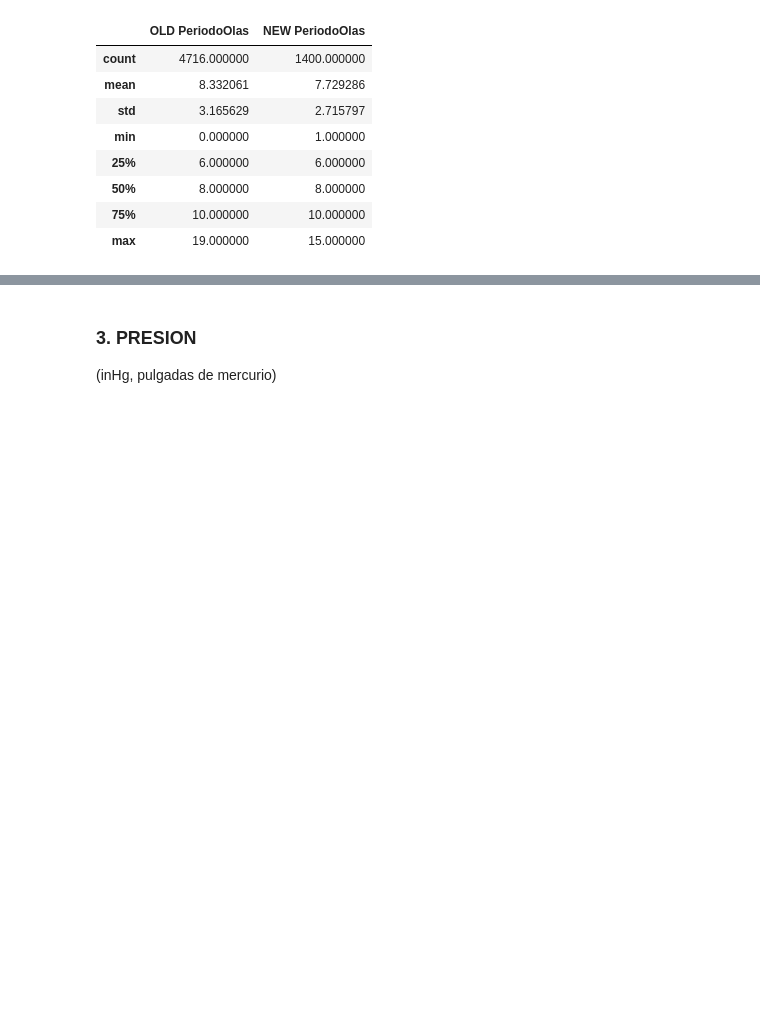
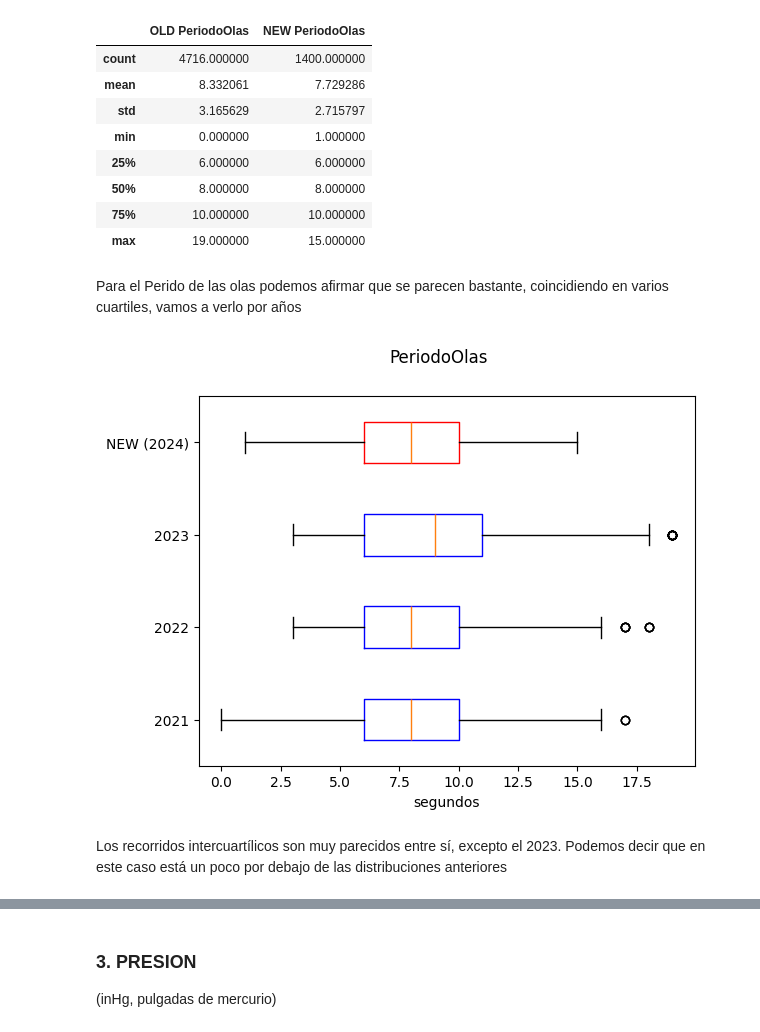
Before and after one commit to MarioBaldocchi/PD, a Jupyter notebook: forecasts/monitorizacion.ipynb, the cells around one changed output, grey strips where cells are left out. Cells and saved outputs as stored; diff of their text form; code cells hidden in the pictures; blank space fills up the shorter version.

```diff
--- a/forecasts/monitorizacion.ipynb
+++ b/forecasts/monitorizacion.ipynb
@@ -154,4 +191,12 @@ df
 | 50% | 8.000000 | 8.000000 |
 | 75% | 10.000000 | 10.000000 |
 | max | 19.000000 | 15.000000 |
+# %% [markdown]
+Para el Perido de las olas podemos afirmar que se parecen bastante, coincidiendo en varios cuartiles, vamos a verlo por años
+# %%
+boxplot_years(var, 'segundos')
+# %% [output]
+[figure, added]
+# %% [markdown]
+Los recorridos intercuartílicos son muy parecidos entre sí, excepto el 2023. Podemos decir que en este caso está un poco por debajo de las distribuciones anteriores
 # %%
```
Also changed, not shown: parts of 32 cells of this notebook.
